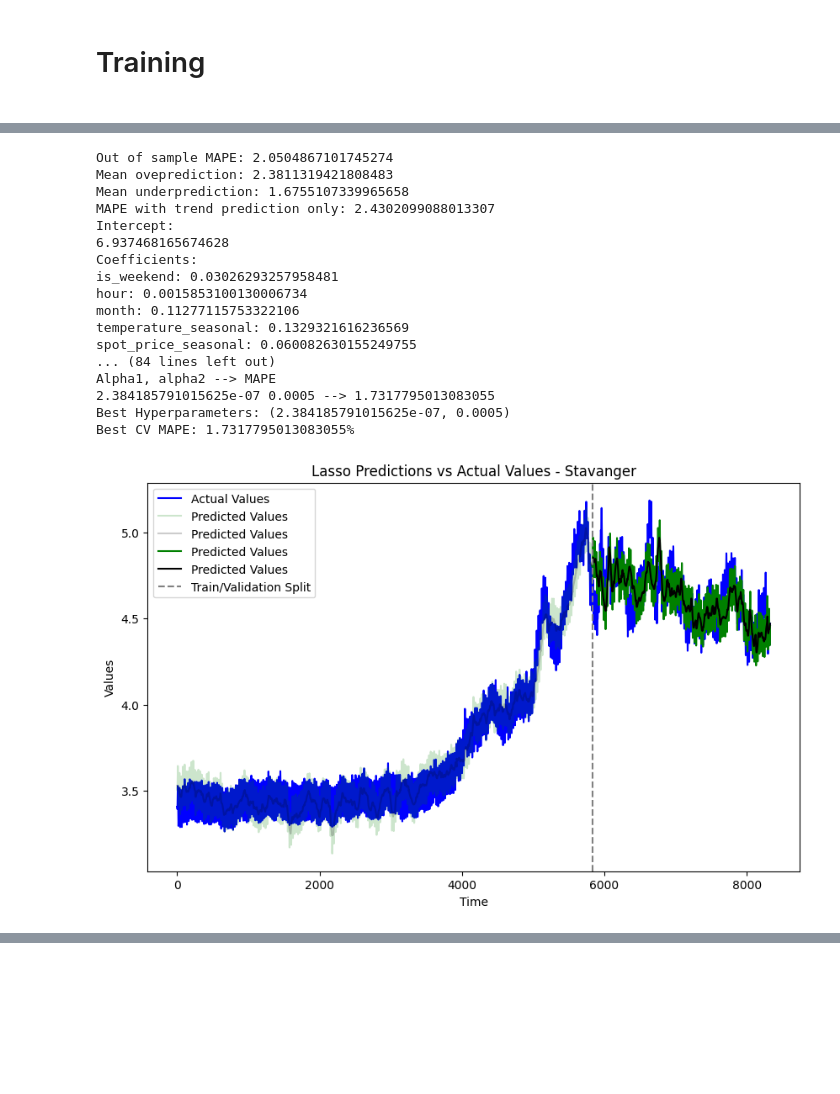
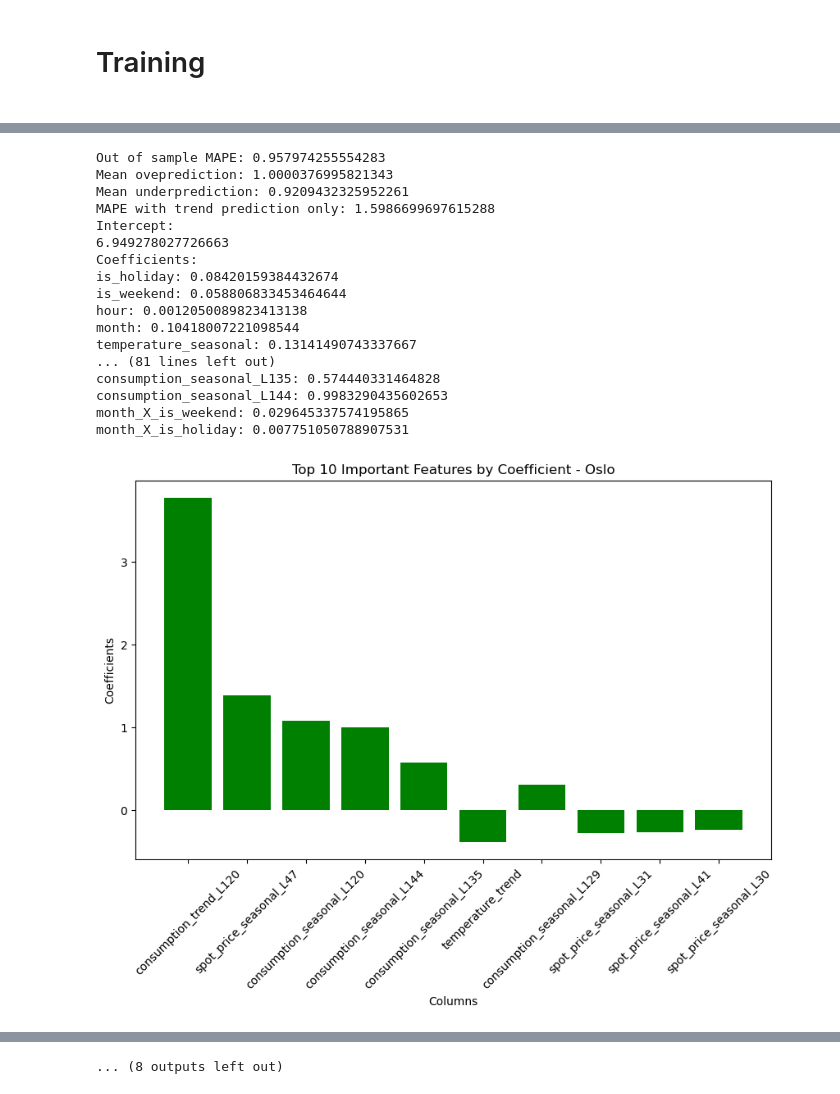
Before and after one commit to axelandreassen/ANEO_Data_Science, a Jupyter notebook: testing_lasso.ipynb, the cells around one changed output, grey strips where cells are left out. Drawn from its saved outputs; the diff is of its cells as text; code cells hidden in the pictures; blank space fills up the shorter version.

Commit message:
with charts

```diff
--- a/testing_lasso.ipynb
+++ b/testing_lasso.ipynb
@@ -149,9 +147,9 @@ def custom_train_val_split(data, val_split):
 def cross_validate(data,alpha1,alpha2,mu,sig):
     mape_values = []
     L = len(data)
-    offsets = range(1,L,np.floor(L/k))
+    offsets = range(1,L,int(np.floor(L/k)))
     for offset in offsets:
-        X = data.iloc[offset:offset + np.floor(L/k)]
+        X = data.iloc[offset:int(offset + np.floor(L/k))]
         y1 = X["consumption_seasonal"]
         y2 = X["consumption_trend"]
         X = X.drop(columns = ["consumption_seasonal","consumption_trend"])
@@ -172,16 +170,15 @@ def cross_validate(data,alpha1,alpha2,mu,sig):
         # Averaging MAPE across all folds
     return average_mape
 # %%
+all_models = []
 for I in range(5):
     data=DFS[I]
     print(DF_STRINGS[I])
     mu, sig = REVERSE_CONSUMPTION_NORMALIZATION[I]
 
-    #alpha1s = [2**(-24),2**(-22),2**(-20)]
-    #alpha2s = [2.5*10**(-4), 5*10**(-4), 7.5*10**(-4)]
+    alpha1s = [2**(-24),2**(-22),2**(-20)]
+    alpha2s = [2**(-12), 2**(-11), 2**(-10)]
 
-    alpha1s = [2**(-22)]
-    alpha2s = [5*10**(-4)]
     # Grid Search
     best_mape = float('inf')
     best_hyperparams = None
@@ -201,6 +198,7 @@ for I in range(5):
 
     model1 = Lasso(alpha=best_hyperparams[0])
     model2 = Lasso(alpha=best_hyperparams[1])
+    all_models.append([model1,model2])
     X = data
     y1 = X["consumption_seasonal"]
     y2 = X["consumption_trend"]
@@ -236,10 +234,9 @@ for I in range(5):
     # Plot actual values and predictions
     plt.figure(figsize=(10, 6))
     plt.plot(xs, actual * sig + mu, label='Actual Values', color='blue')
-    plt.plot(xs_train, (train_pred1 + train_pred2) * sig + mu, label='Predicted Values', color='green',alpha=0.2)
-    plt.plot(xs_train, (train_pred2) * sig + mu, label='Predicted Values', color='black',alpha=0.2)
-    plt.plot(xs_oos, (y1_pred + y2_pred) * sig + mu, label='Predicted Values', color='green')
-    plt.plot(xs_oos, (y2_pred) * sig + mu, label='Predicted Values', color='black')
+    plt.plot(xs_train, (train_pred1 + train_pred2) * sig + mu, label='In-sample predictions', color='green',alpha=0.2)
+    plt.plot(xs_oos, (y1_pred + y2_pred) * sig + mu, label='Predicted Total', color='green')
+    plt.plot(xs_oos, (y2_pred) * sig + mu, label='Predicted Trend', color='black')
     plt.axvline(len(train_pred1), linestyle='--', color='gray', label='Train/Validation Split')
     plt.title(f"Lasso Predictions vs Actual Values - {DF_STRINGS[I]}")
     plt.xlabel('Time')
@@ -271,17 +268,17 @@ for I in range(5):
 
     combined_list = list(zip(cols, coefs_total))
 
-# Sorting by the absolute value of coefficients
-sorted_list = sorted(combined_list, key=lambda x: abs(x[1]), reverse=True)
-top_10 = sorted_list[:10]
-top_cols, top_coefs = zip(*top_10)
-plt.figure(figsize=(10, 6))
-plt.bar(top_cols, top_coefs, color='green')
-plt.title('Top 10 Important Features by Coefficient')
-plt.xlabel('Columns')
-plt.ylabel('Coefficients')
-plt.xticks(rotation=45)  # Rotates the x-axis labels for better readability
-plt.show()
+    # Sorting by the absolute value of coefficients
+    sorted_list = sorted(combined_list, key=lambda x: abs(x[1]), reverse=True)
+    top_10 = sorted_list[:10]
+    top_cols, top_coefs = zip(*top_10)
+    plt.figure(figsize=(10, 6))
+    plt.bar(top_cols, top_coefs, color='green')
+    plt.title(f"Top 10 Important Features by Coefficient - {DF_STRINGS[I]}")
+    plt.xlabel('Columns')
+    plt.ylabel('Coefficients')
+    plt.xticks(rotation=45)  # Rotates the x-axis labels for better readability
+    plt.show()
 # %% [output]
 Oslo
 Alpha1, alpha2 --> MAPE
@@ -292,18 +297,18 @@ Best CV MAPE: 1.6936974375694873%
-Out of sample MAPE: 2.0504867101745274
-Mean oveprediction: 2.3811319421808483
-Mean underprediction: 1.6755107339965658
-MAPE with trend prediction only: 2.4302099088013307
+Out of sample MAPE: 0.957974255554283
+Mean oveprediction: 1.0000376995821343
+Mean underprediction: 0.9209432325952261
+MAPE with trend prediction only: 1.5986699697615288
 Intercept:
-6.937468165674628
+6.949278027726663
 Coefficients:
-is_weekend: 0.03026293257958481
-hour: 0.0015853100130006734
-month: 0.11277115753322106
-temperature_seasonal: 0.1329321616236569
-spot_price_seasonal: 0.060082630155249755
-... (84 lines left out)
-Alpha1, alpha2 --> MAPE
-2.384185791015625e-07 0.0005 --> 1.7317795013083055
-Best Hyperparameters: (2.384185791015625e-07, 0.0005)
-Best CV MAPE: 1.7317795013083055%
+is_holiday: 0.08420159384432674
+is_weekend: 0.058806833453464644
+hour: 0.0012050089823413138
+month: 0.10418007221098544
+temperature_seasonal: 0.13141490743337667
+... (81 lines left out)
+consumption_seasonal_L135: 0.574440331464828
+consumption_seasonal_L144: 0.9983290435602653
+month_X_is_weekend: 0.029645337574195865
+month_X_is_holiday: 0.007751050788907531
-[figure, old version]
+[figure, new version]
@@ -380,0 +379 @@ consumption_seasonal_L144: 0.20993713385618065
+... (8 outputs left out)
```
Also changed, not shown: parts of 4 cells of this notebook.
